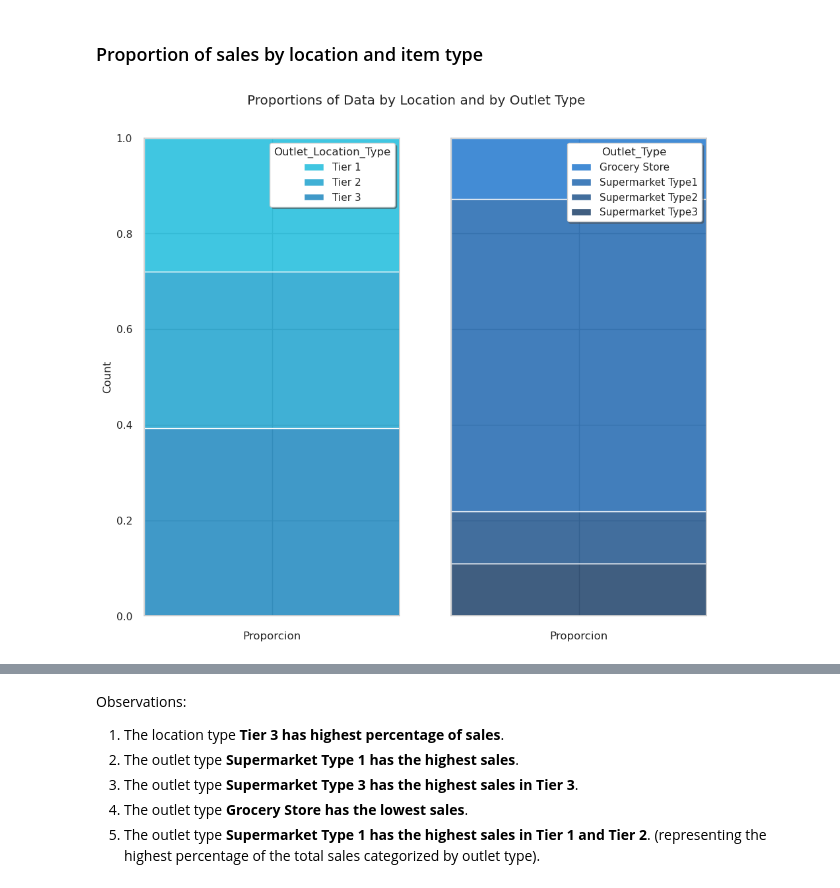
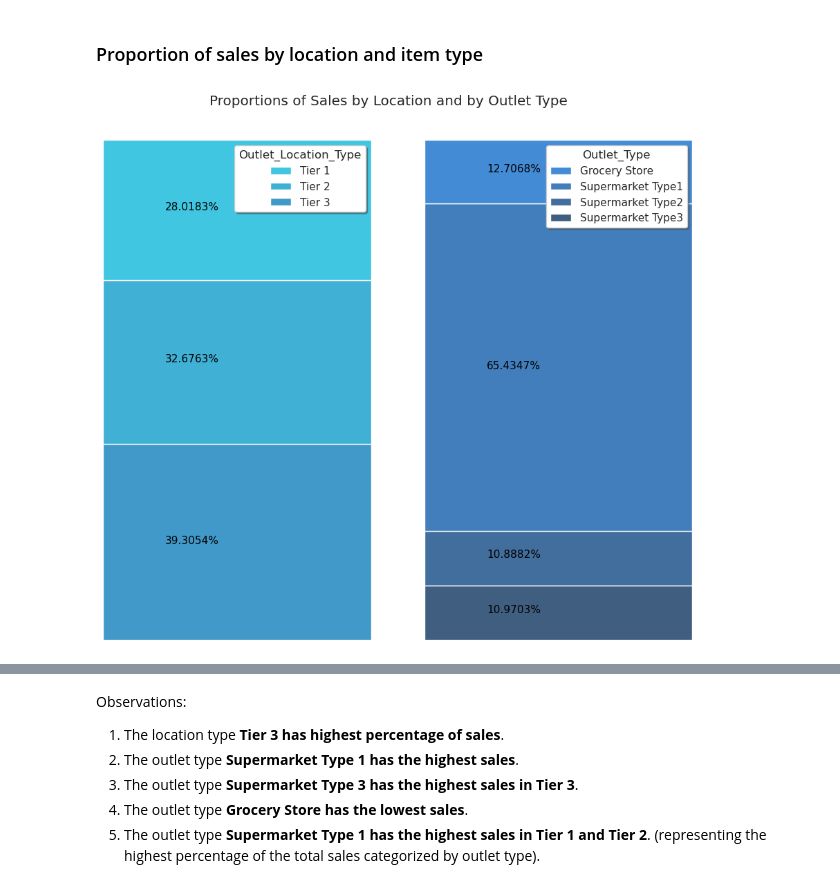
Before and after one commit to YeisonAndreyLiCe/food_sales_prediction, a Jupyter notebook: data_visualization.ipynb, the cells around one changed output, grey strips where cells are left out. Saved outputs shown, nothing was run; the diff lists cells and outputs as text; code cells hidden in the pictures.

Commit message:
plot modifications

```diff
--- a/data_visualization.ipynb
+++ b/data_visualization.ipynb
@@ -113,0 +115,5 @@ Let's compare the categorical features to the label:
+# %%
+cat_features = make_column_selector(dtype_include="object")(df)
+# %%
+cat_features.remove('Item_Identifier')
+cat_features
@@ -222,43 +246,61 @@ Observations:
 # %%
 fig, ((ax1, ax2)) = plt.subplots(1, 2, sharey=True) # create 1x2 grid of axis subplots
 axes = [ax1 ,ax2]
-(
+ax_locations = (
     df
     .assign(Proporcion="")
     .pipe(
         lambda d:(
             sns.histplot(
                 ax = ax1,
                 data=d,
                 x="Proporcion",
                 hue="Outlet_Location_Type",
                 multiple="fill",
                 palette=[ '#00B4D8','#0096C7','#0077B6']
             )
         )
     )
 )
-ax = (
+ax_outlet_type = (
     df
     .assign(Proporcion="")
     .pipe(
         lambda d:(
             sns.histplot(
                 ax=ax2,
                 data=d,
                 x="Proporcion",
                 hue="Outlet_Type",
                 multiple="fill",
-                palette=dic,
+                palette={'Grocery Store': '#0466C8',
+                         'Supermarket Type1': '#0353A4',
+                         'Supermarket Type2': '#023E7D',
+                         'Supermarket Type3': '#002855'},
         )
         )
     )
 )
-# to change the legends location
-#plt.show()
+# to change the legends location and activate the frame
 sns.move_legend(ax1, "upper right", frameon=True, framealpha=1, shadow=True)
 sns.move_legend(ax2, "upper right",frameon=True, framealpha=1, shadow=True) #bbox_to_anchor=(0.5, 1.08)
-_ = fig.suptitle("Proportions of Data by Location and by Outlet Type", y= 0.95)
-#plt.legend()
+_ = fig.suptitle("Proportions of Sales by Location and by Outlet Type", y= 0.95)
+
+outlet_type_percentage = [0]
+for bar in ax_outlet_type.get_children()[:4]:
+    height = bar.get_height()
+    outlet_type_percentage.append( round(height, 2))
+    ax2.text(bar.get_x() + bar.get_width()/3, (height/2) - (height-sum(outlet_type_percentage)), str(round(bar.get_height() * 100,4)) + '%',
+                 ha='center', color='black', fontsize=11)
+
+outlet_locations = [0]
+for bar in ax_locations.get_children()[:3]:
+    height = bar.get_height()
+    outlet_locations.append( round(height, 2))
+    ax1.text(bar.get_x() + bar.get_width()/3, (height/2) - (height-sum(outlet_locations)), str(round(bar.get_height() * 100,4)) + '%',
+                 ha='center', color='black', fontsize=11)
+
+ax1.set_axis_off()
+ax2.set_axis_off()
 # %% [output]
-[figure, old version]
+[figure, new version]
```
Also changed, not shown: parts of 16 cells of this notebook, 2 other files.
